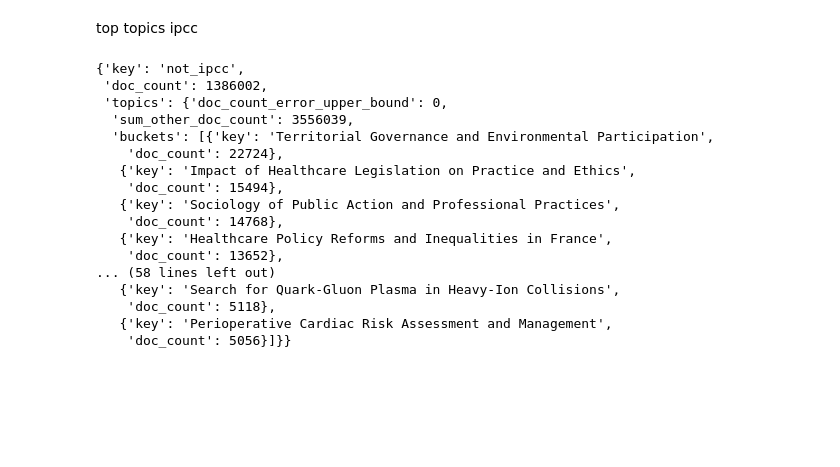
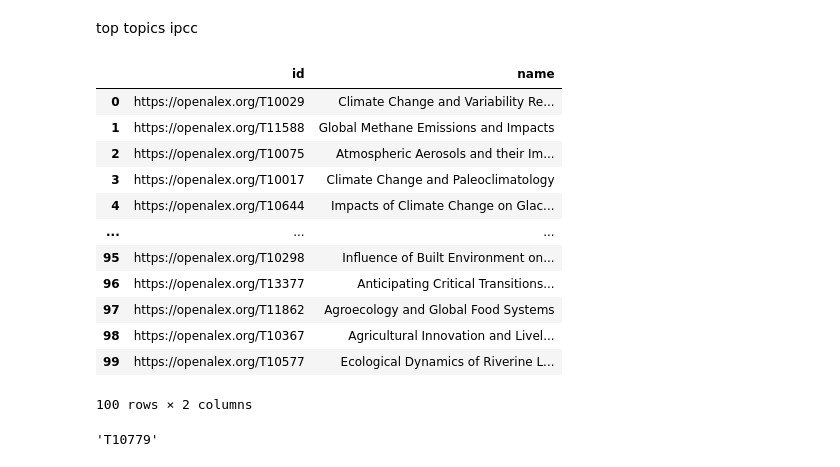
Before and after one commit to dataesr/teds, a Jupyter notebook: notebooks/ipcc_model/IPCC_model_on_scanR_publications.ipynb, the cells around one changed output. Cells and saved outputs as stored; diff of their text form; code cells hidden in the pictures; blank space fills up the shorter version.

```diff
--- a/notebooks/ipcc_model/IPCC_model_on_scanR_publications.ipynb
+++ b/notebooks/ipcc_model/IPCC_model_on_scanR_publications.ipynb
@@ -559,7 +183,7 @@ body = {
         "topics": {
           "terms": {
             "field": "topics.display_name.keyword",
-            "size": 50
+            "size": 100
           }
         }
       }
@@ -569,23 +193,24 @@ body = {
 data=get_from_es(body,'scanr-publications')
 # %%
 climat_topics=['climate change','marine ecosystems','ecology','ecological','ecosystem','environmental','global methane emissions and impacts','impact of ocean acidification on marine ecosystems','arctic sea ice variability and decline','environmental impact','climate ethics','climate and hydrological cycle','global energy transition','environmental behavior','influence of climate','urban heat islands and mitigation strategies','impact on climate','environmental policies','carbon dioxide capture and storage technologies','soil carbon dynamics and nutrient cycling in ecosystems','sustainable development','environmental governance','atmospheric aerosols and their impacts','marine biogeochemistry and ecosystem dynamics','biodiversity','global flood risk assessment and management','arctic sea ice variability and decline','dynamics of ocean surface waves and wind interaction','aeolian geomorphology and wind erosion dynamics','importance of mangrove ecosystems in coastal protection','water resource management','air pollution','deforestation','rebound effect on energy efficiency and consumption','global drought','landslide hazards and risk assessment','paleoclima']
-# %%
-data['aggregations']['predicted_labels']['buckets'][0]
-# %% [output]
-{'key': 'not_ipcc',
- 'doc_count': 1386002,
- 'topics': {'doc_count_error_upper_bound': 0,
-  'sum_other_doc_count': 3556039,
-  'buckets': [{'key': 'Territorial Governance and Environmental Participation',
-    'doc_count': 22724},
-   {'key': 'Impact of Healthcare Legislation on Practice and Ethics',
-    'doc_count': 15494},
-   {'key': 'Sociology of Public Action and Professional Practices',
-    'doc_count': 14768},
-   {'key': 'Healthcare Policy Reforms and Inequalities in France',
-    'doc_count': 13652},
-... (58 lines left out)
-   {'key': 'Search for Quark-Gluon Plasma in Heavy-Ion Collisions',
-    'doc_count': 5118},
-   {'key': 'Perioperative Cardiac Risk Assessment and Management',
-    'doc_count': 5056}]}}
+# %%
+names=[x['key'] for x in data['aggregations']['predicted_labels']['buckets'][1]['topics']['buckets']]
+# %%
+ids=[x['key'] for x in data['aggregations']['predicted_labels']['buckets'][1]['topics']['buckets']]
+# %%
+df1=pd.DataFrame(list(zip(ids,names)),columns=['id','name'])
+df1
+# %% [output]
+|  | id | name |
+| 0 | https://openalex.org/T10029 | Climate Change and Variability Re... |
+| 1 | https://openalex.org/T11588 | Global Methane Emissions and Impacts |
+| 2 | https://openalex.org/T10075 | Atmospheric Aerosols and their Im... |
+| 3 | https://openalex.org/T10017 | Climate Change and Paleoclimatology |
+| 4 | https://openalex.org/T10644 | Impacts of Climate Change on Glac... |
+| ... | ... | ... |
+| 95 | https://openalex.org/T10298 | Influence of Built Environment on... |
+| 96 | https://openalex.org/T13377 | Anticipating Critical Transitions... |
+| 97 | https://openalex.org/T11862 | Agroecology and Global Food Systems |
+| 98 | https://openalex.org/T10367 | Agricultural Innovation and Livel... |
+| 99 | https://openalex.org/T10577 | Ecological Dynamics of Riverine L... |
+100 rows × 2 columns
@@ -591,0 +229,4 @@ data['aggregations']['predicted_labels']['buckets'][0]
+# %%
+climat_topics[59]
+# %% [output]
+'T10779'
```
Also changed, not shown: parts of 22 cells of this notebook, 1 other file.
